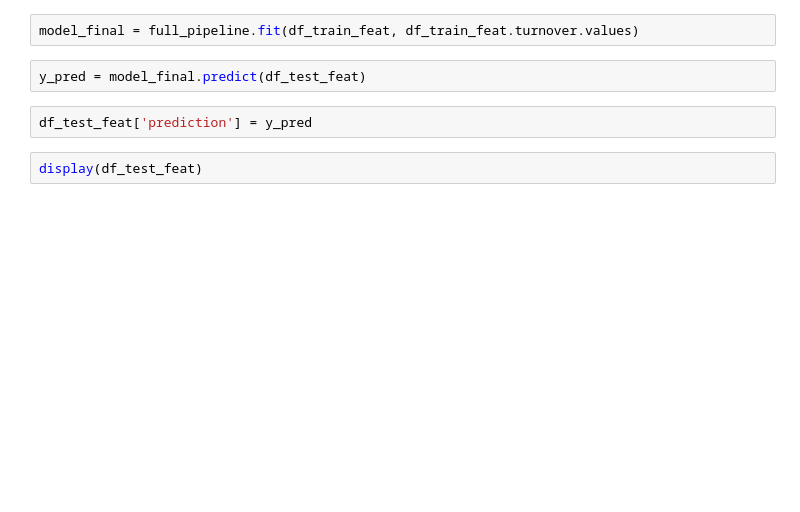
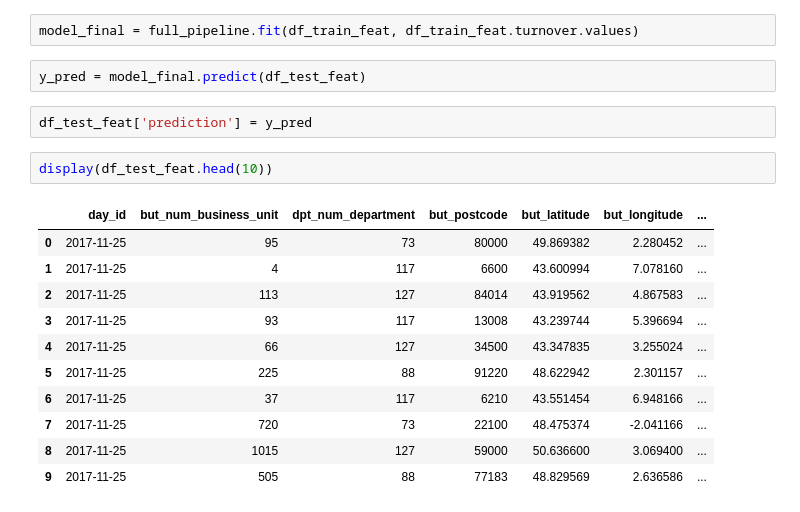
Before and after one commit to miguelmayhem92/mle_decathlon, a Jupyter notebook: modules/eda/turnover_modeling.ipynb, the cells around one changed output. Drawn from its saved outputs; the diff is of its cells as text; blank space fills up the shorter version.

```diff
--- a/modules/eda/turnover_modeling.ipynb
+++ b/modules/eda/turnover_modeling.ipynb
@@ -130,4 +176,16 @@ y_pred = model_final.predict(df_test_feat)
 # %%
 df_test_feat['prediction'] = y_pred
 # %%
-display(df_test_feat)
+display(df_test_feat.head(10))
+# %% [output]
+|  | day_id | but_num_business_unit | dpt_num_department | but_postcode | but_latitude | but_longitude | ... |
+| 0 | 2017-11-25 | 95 | 73 | 80000 | 49.869382 | 2.280452 | ... |
+| 1 | 2017-11-25 | 4 | 117 | 6600 | 43.600994 | 7.078160 | ... |
+| 2 | 2017-11-25 | 113 | 127 | 84014 | 43.919562 | 4.867583 | ... |
+| 3 | 2017-11-25 | 93 | 117 | 13008 | 43.239744 | 5.396694 | ... |
+| 4 | 2017-11-25 | 66 | 127 | 34500 | 43.347835 | 3.255024 | ... |
+| 5 | 2017-11-25 | 225 | 88 | 91220 | 48.622942 | 2.301157 | ... |
+| 6 | 2017-11-25 | 37 | 117 | 6210 | 43.551454 | 6.948166 | ... |
+| 7 | 2017-11-25 | 720 | 73 | 22100 | 48.475374 | -2.041166 | ... |
+| 8 | 2017-11-25 | 1015 | 127 | 59000 | 50.636600 | 3.069400 | ... |
+| 9 | 2017-11-25 | 505 | 88 | 77183 | 48.829569 | 2.636586 | ... |
```
Also changed, not shown: parts of 8 cells of this notebook, 6 other files.
